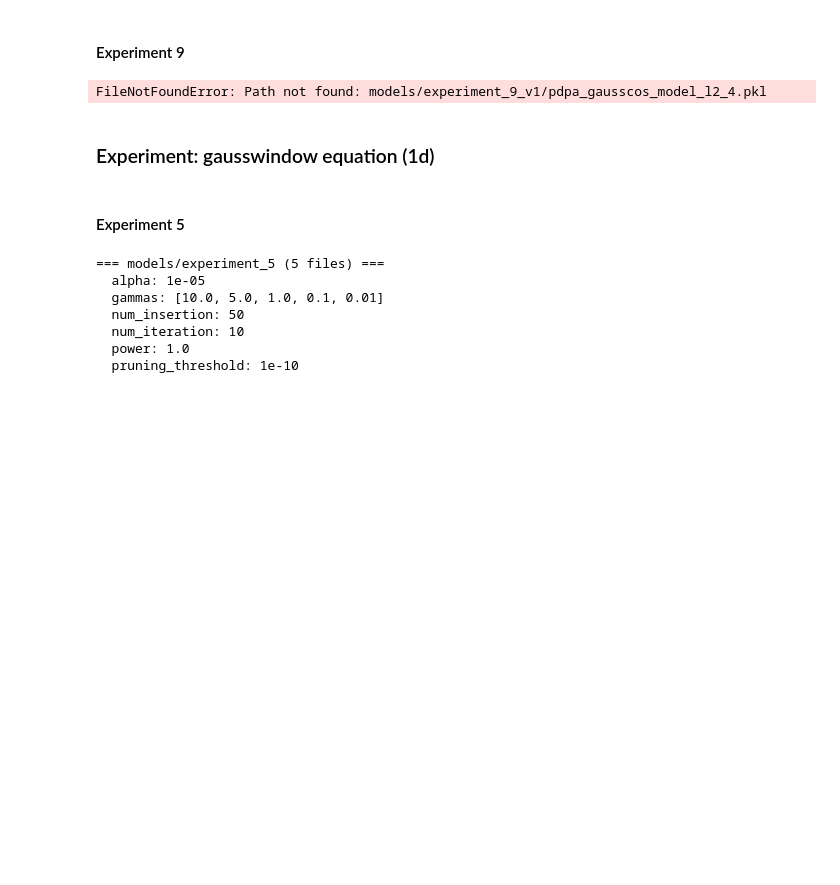
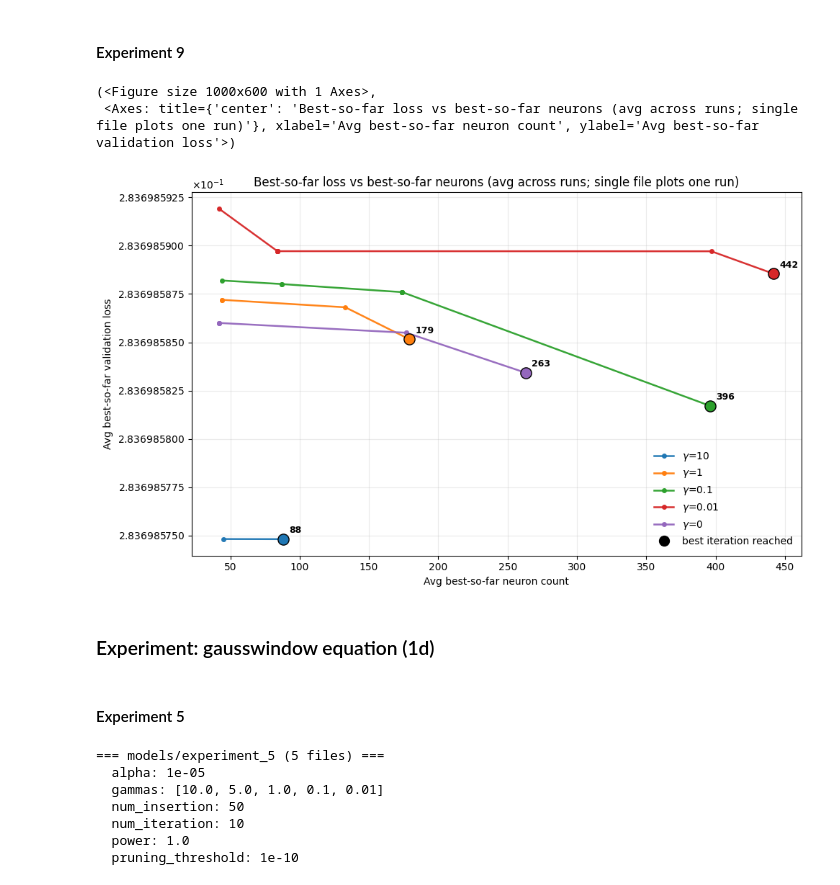
Before and after one commit to KeWu5678/NNforHJB, a Jupyter notebook: notebook/experiment_analysis.ipynb, the cells around one changed output. Cells and saved outputs as stored; diff of their text form; code cells hidden in the pictures; blank space fills up the shorter version.

```diff
--- a/notebook/experiment_analysis.ipynb
+++ b/notebook/experiment_analysis.ipynb
@@ -211,13 +197,15 @@ plot_best_loss_vs_best_neurons_by_gamma(
 # %%
 from scr.metric import plot_best_loss_vs_best_neurons_by_gamma
 
 plot_best_loss_vs_best_neurons_by_gamma(
-    "models/experiment_9_v1/pdpa_gausscos_model_l2_4.pkl",
+    "models/experiment_9_v1/pdpa_gausscos_model_l2_-3.pkl",
     gammas_include=[10.0, 1.0, 0.1, 1e-2,0.0],
     loss= "train"
 )
 # %% [output]
-FileNotFoundError: Path not found: models/experiment_9_v1/pdpa_gausscos_model_l2_4.pkl
+(<Figure size 1000x600 with 1 Axes>,
+ <Axes: title={'center': 'Best-so-far loss vs best-so-far neurons (avg across runs; single file plots one run)'}, xlabel='Avg best-so-far neuron count', ylabel='Avg best-so-far validation loss'>)
+[figure, added]
 # %%
 # from scr.metric import build_best_val_loss_table_by_gamma
 
```
Also changed, not shown: parts of 11 cells of this notebook, 28 other files.
